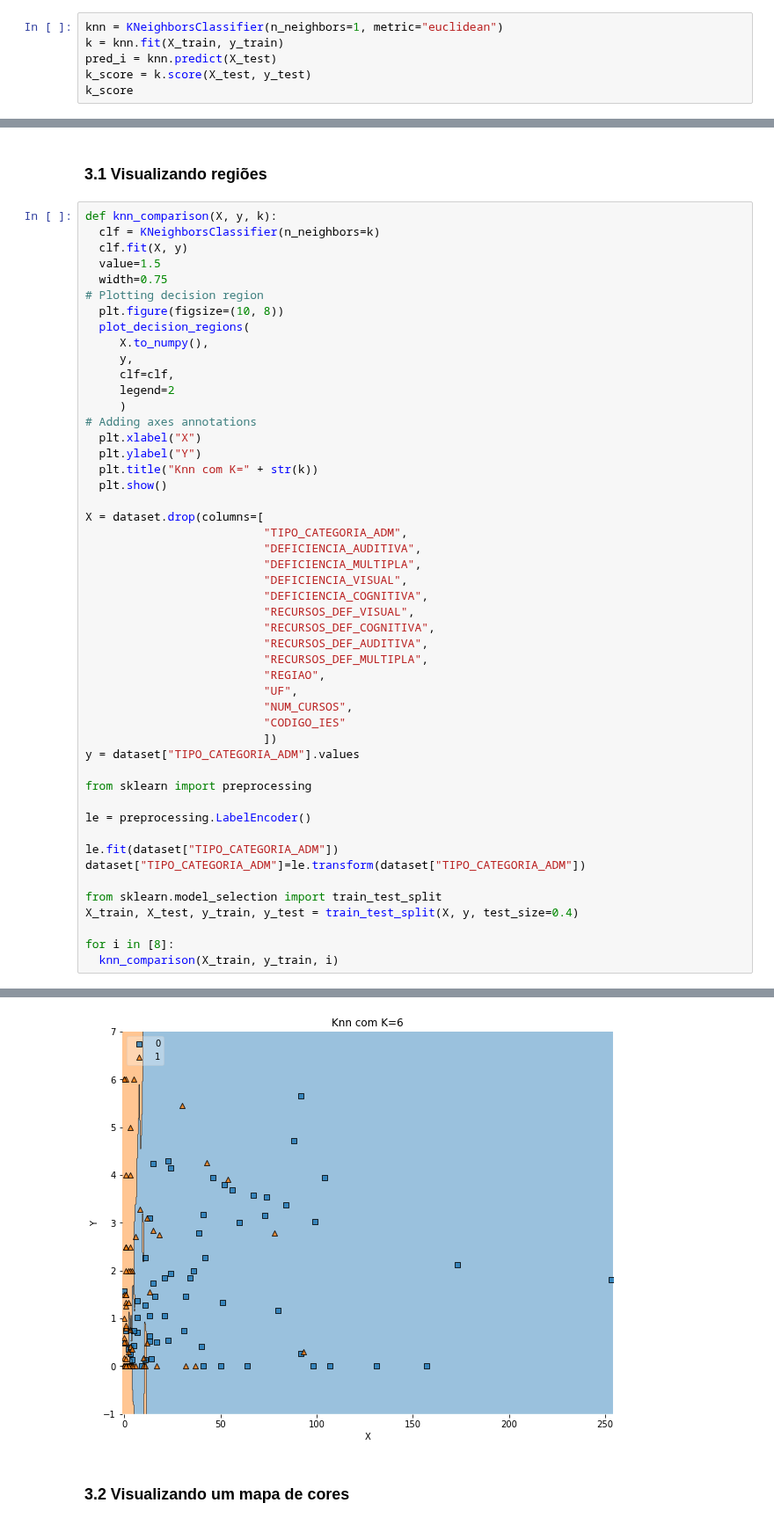
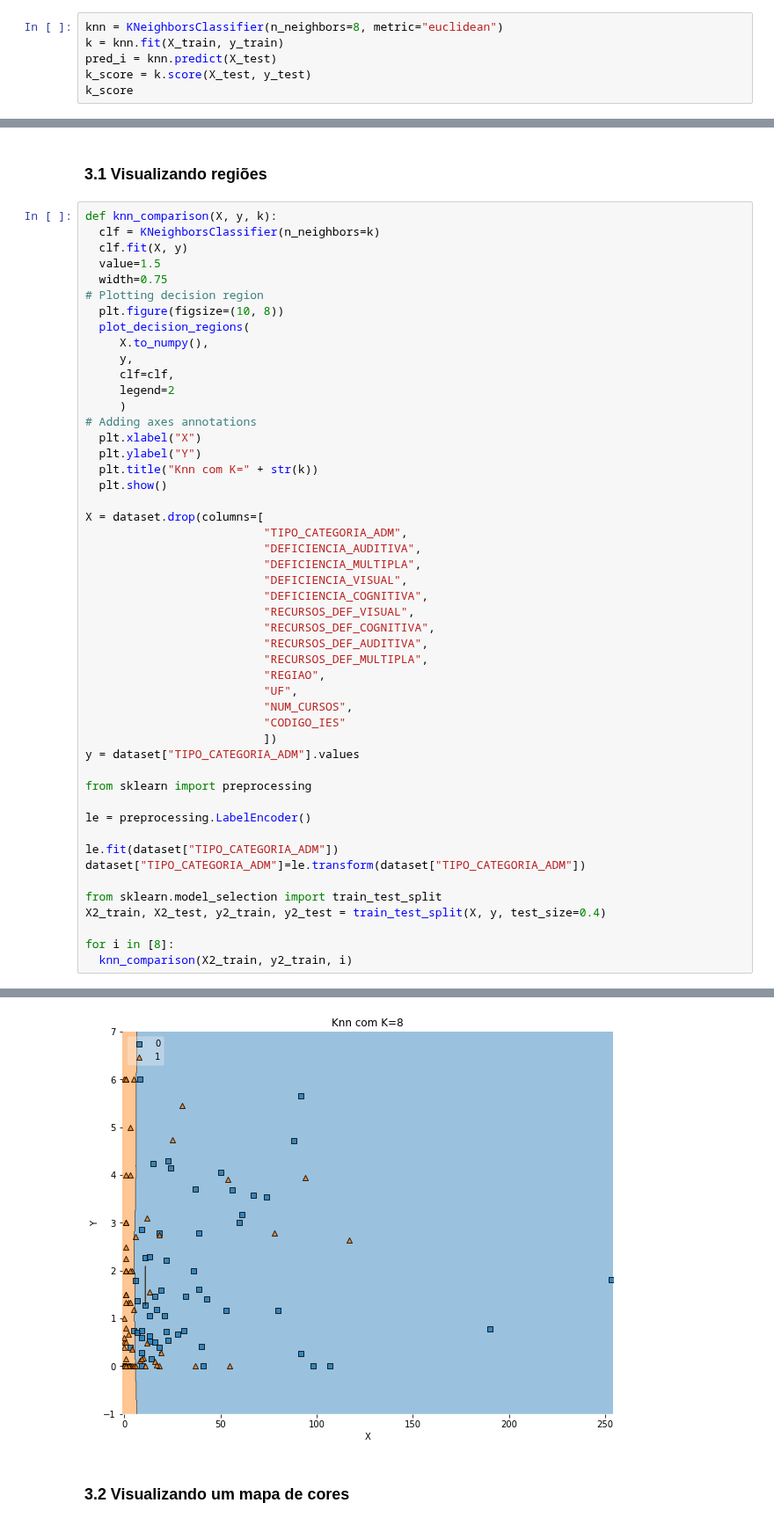
Before and after one commit to roxacarv/edulearn, a Jupyter notebook: classificação/classification.ipynb, the cells around one changed output, grey strips where cells are left out. Shown at 88% size. Saved outputs shown, nothing was run; the diff lists cells and outputs as text.

```diff
--- a/classificação/classification.ipynb
+++ b/classificação/classification.ipynb
@@ -167,7 +185,7 @@ Accuracy:  0.7553191489361702
 # %% [markdown]
 #### 2.3.1 Medido o "score" da predição
 # %%
-knn = KNeighborsClassifier(n_neighbors=1, metric="euclidean")
+knn = KNeighborsClassifier(n_neighbors=8, metric="euclidean")
 k = knn.fit(X_train, y_train)
 pred_i = knn.predict(X_test)
 k_score = k.score(X_test, y_test)
@@ -243,8 +261,8 @@ le.fit(dataset["TIPO_CATEGORIA_ADM"])
 dataset["TIPO_CATEGORIA_ADM"]=le.transform(dataset["TIPO_CATEGORIA_ADM"])
 
 from sklearn.model_selection import train_test_split
-X_train, X_test, y_train, y_test = train_test_split(X, y, test_size=0.4)
+X2_train, X2_test, y2_train, y2_test = train_test_split(X, y, test_size=0.4)
 
 for i in [8]:
-  knn_comparison(X_train, y_train, i)
+  knn_comparison(X2_train, y2_train, i)
 # %% [output]
@@ -251,4 +273,4 @@ for i in [8]:
-[figure, old version]
+[figure, new version]
 # %% [markdown]
 ### 3.2 Visualizando um mapa de cores
 # %%
```
Also changed, not shown: parts of 5 cells of this notebook.
